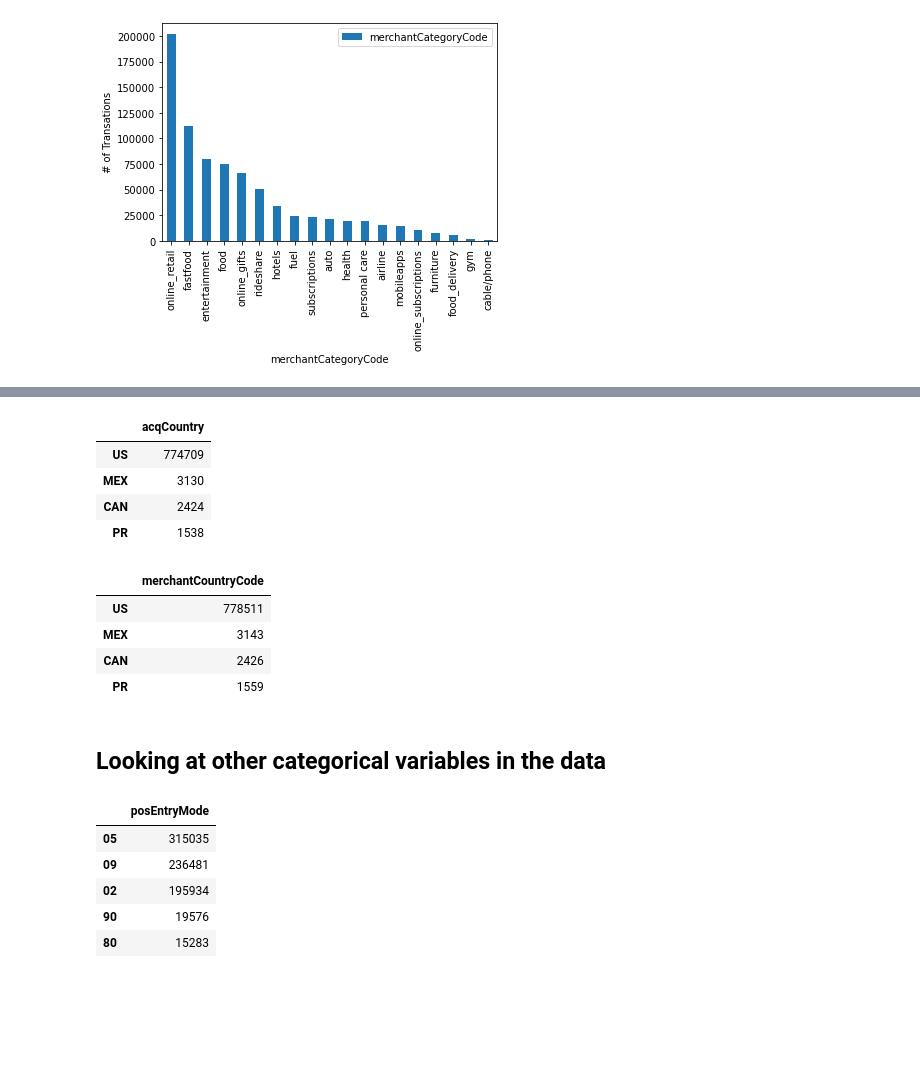
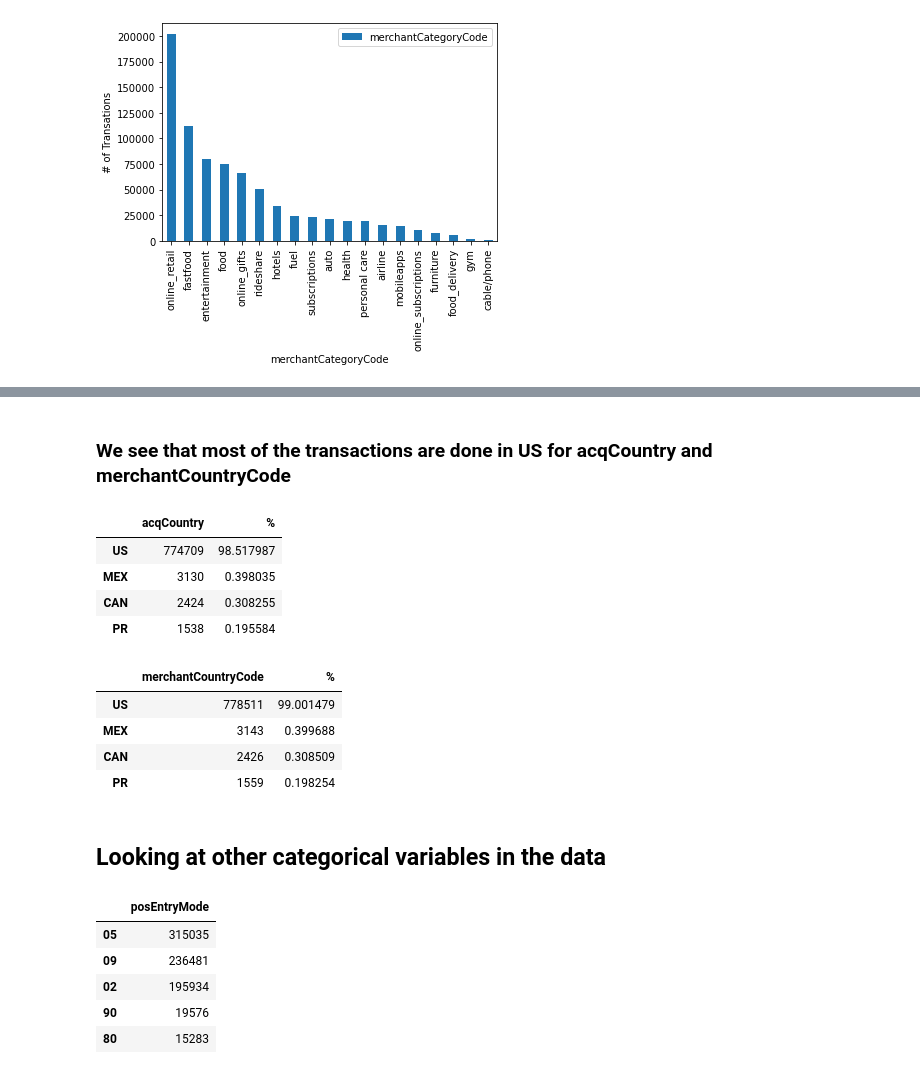
Before and after one commit to pranjaliy/CapitalOne-DS, a Jupyter notebook: Part A (Loading and EDA).ipynb, the cells around one changed output, grey strips where cells are left out. Saved outputs shown, nothing was run; the diff lists cells and outputs as text; code cells hidden in the pictures; blank space fills up the shorter version.

```diff
--- a/Part A (Loading and EDA).ipynb
+++ b/Part A (Loading and EDA).ipynb
@@ -253,23 +262,27 @@ data[data['isFraud']==True]['merchantCategoryCode'].value_counts().plot(kind='ba
+# %% [markdown]
+### We see that most of the transactions are done in US for acqCountry and merchantCountryCode
 # %%
 acqCountry=data['acqCountry'].value_counts().to_frame()
+acqCountry['%'] = acqCountry/len(data)*100
 acqCountry
 # %% [output]
-|  | acqCountry |
-| US | 774709 |
-| MEX | 3130 |
-| CAN | 2424 |
-| PR | 1538 |
+|  | acqCountry | % |
+| US | 774709 | 98.517987 |
+| MEX | 3130 | 0.398035 |
+| CAN | 2424 | 0.308255 |
+| PR | 1538 | 0.195584 |
 # %%
 merchantCountryCode=data['merchantCountryCode'].value_counts().to_frame()
+merchantCountryCode['%'] = merchantCountryCode/len(data)*100
 merchantCountryCode
 # %% [output]
-|  | merchantCountryCode |
-| US | 778511 |
-| MEX | 3143 |
-| CAN | 2426 |
-| PR | 1559 |
+|  | merchantCountryCode | % |
+| US | 778511 | 99.001479 |
+| MEX | 3143 | 0.399688 |
+| CAN | 2426 | 0.308509 |
+| PR | 1559 | 0.198254 |
-# %% [markdown]
-## Looking at other categorical variables in the data
+# %% [markdown]
+## Looking at other categorical variables in the data
 # %%
 posEntryMode=data['posEntryMode'].value_counts().to_frame()
 posEntryMode
```
Also changed, not shown: parts of 35 cells of this notebook.
